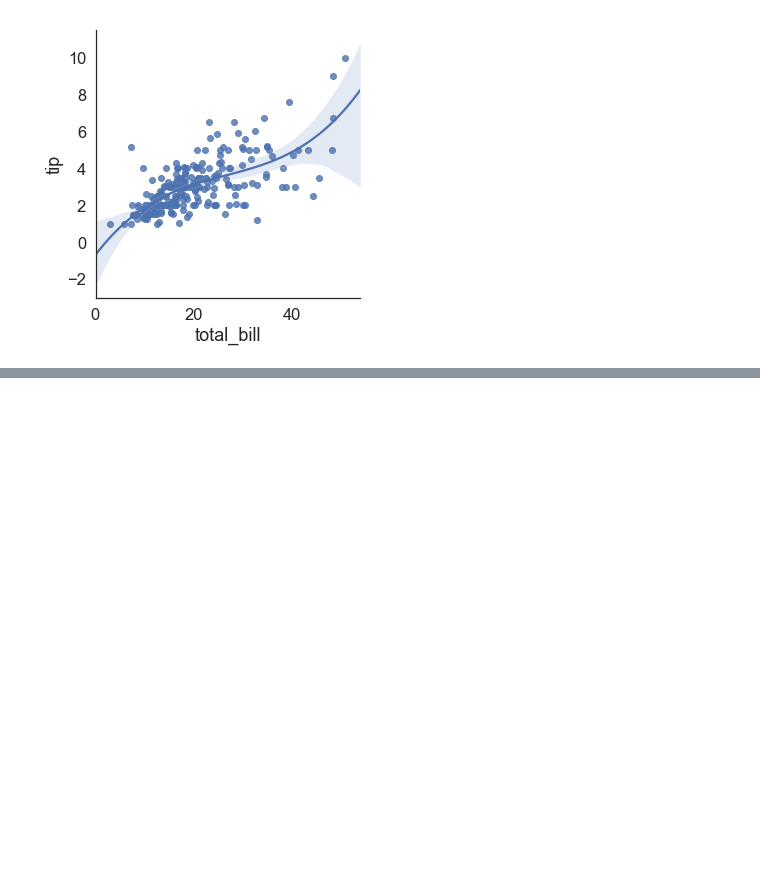
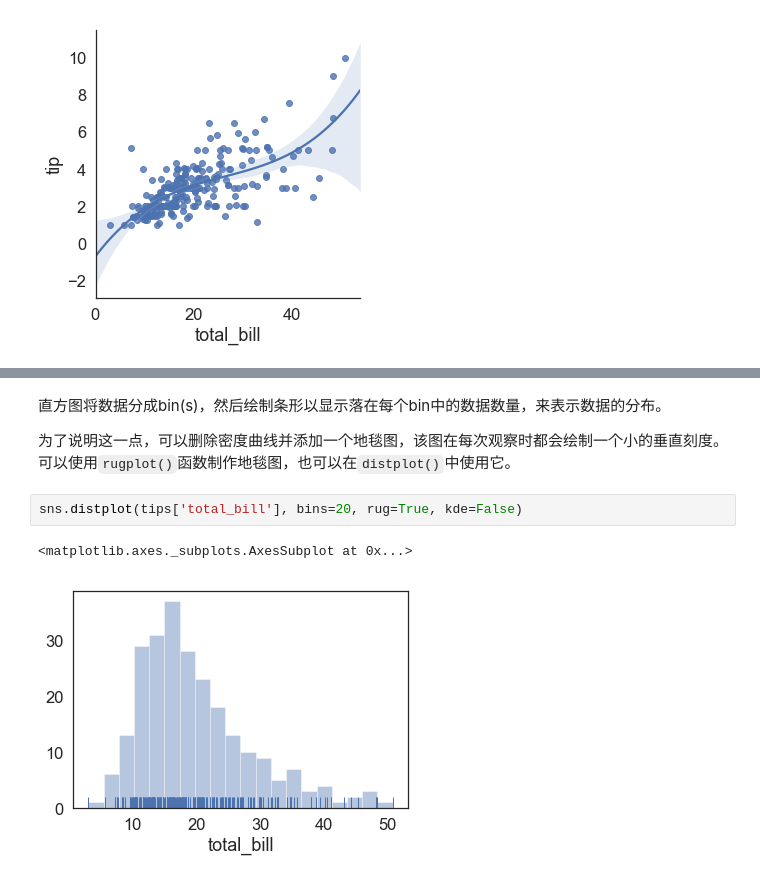
Before and after one commit to mzhao15/python-pandas-learning, a Jupyter notebook: pandas-basics/4-seaborn.ipynb, the cells around one changed output, grey strips where cells are left out. Cells and saved outputs as stored; diff of their text form; blank space fills up the shorter version.

```diff
--- a/pandas-basics/4-seaborn.ipynb
+++ b/pandas-basics/4-seaborn.ipynb
@@ -257,0 +326,9 @@ sns.lmplot(x="total_bill", y="tip", data=tips, order=3) # cubic regression
+# %% [markdown]
+直方图将数据分成bin(s)，然后绘制条形以显示落在每个bin中的数据数量，来表示数据的分布。
+
+为了说明这一点，可以删除密度曲线并添加一个地毯图，该图在每次观察时都会绘制一个小的垂直刻度。 可以使用`rugplot()`函数制作地毯图，也可以在`distplot()`中使用它。
+# %%
+sns.distplot(tips['total_bill'], bins=20, rug=True, kde=False)
+# %% [output]
+<matplotlib.axes._subplots.AxesSubplot at 0x...>
+[figure, added]
```
Also changed, not shown: parts of 26 cells of this notebook, 4 other files.
